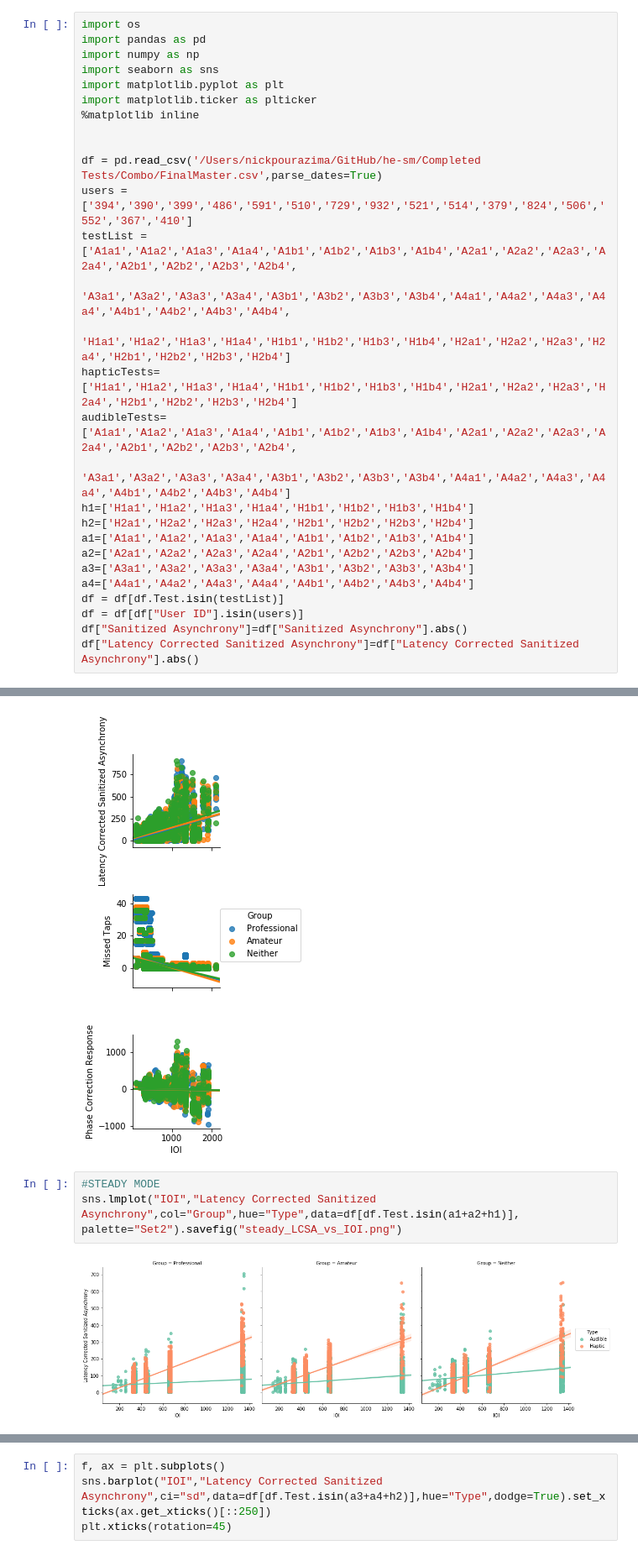
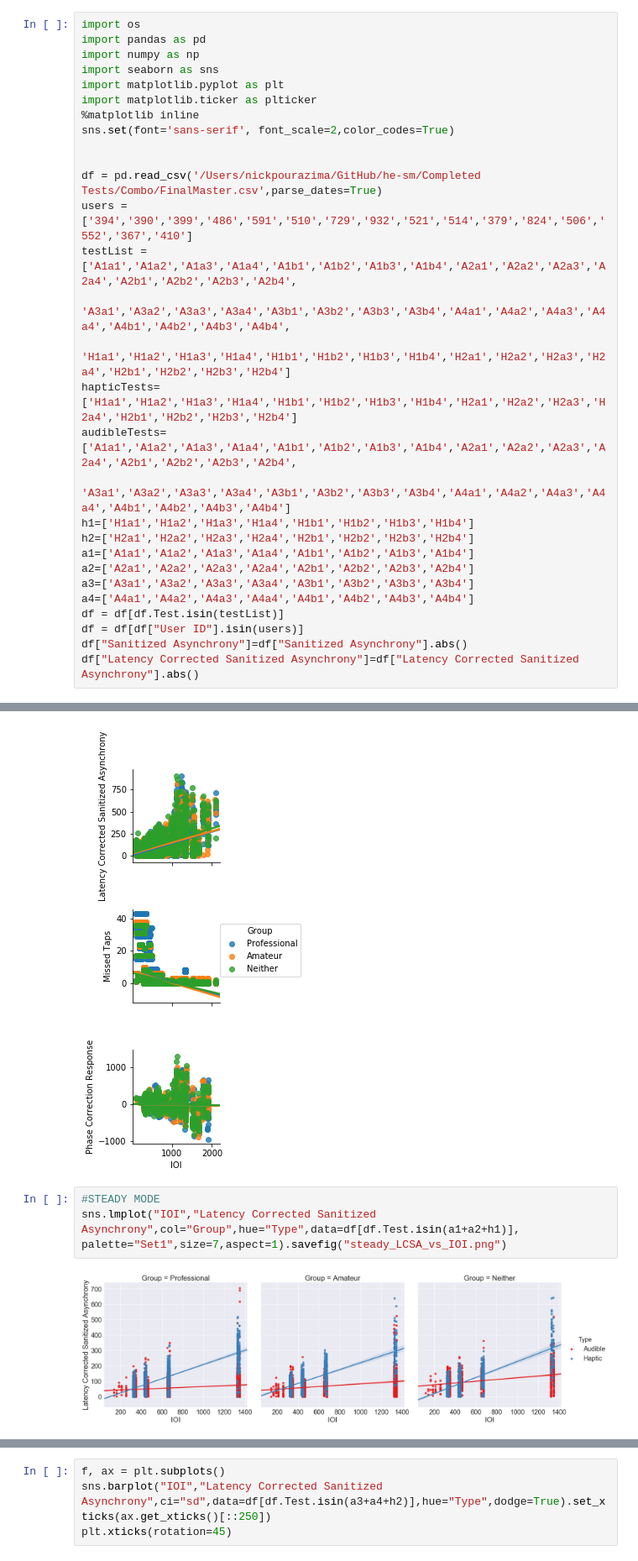
Before and after one commit to nickpourazima/he-sm, a Jupyter notebook: Python/Analysis/Latest_Final_DataAnalysis.ipynb, the cells around one changed output, grey strips where cells are left out. Shown: that part at 84% size. Cells and saved outputs as stored; diff of their text form.

Commit message:
+dataAnalysis work

```diff
--- a/Python/Analysis/Latest_Final_DataAnalysis.ipynb
+++ b/Python/Analysis/Latest_Final_DataAnalysis.ipynb
@@ -6,6 +6,7 @@ import seaborn as sns
 import matplotlib.pyplot as plt
 import matplotlib.ticker as plticker
 %matplotlib inline
+sns.set(font='sans-serif', font_scale=2,color_codes=True)
 
 
 df = pd.read_csv('/Users/nickpourazima/GitHub/he-sm/Completed Tests/Combo/FinalMaster.csv',parse_dates=True)
@@ -51,8 +52,8 @@ sns.pairplot(df, x_vars=["IOI"], y_vars=["Latency Corrected Sanitized Asynchrony
 [figure]
 # %%
 #STEADY MODE
-sns.lmplot("IOI","Latency Corrected Sanitized Asynchrony",col="Group",hue="Type",data=df[df.Test.isin(a1+a2+h1)], palette="Set2").savefig("steady_LCSA_vs_IOI.png")
+sns.lmplot("IOI","Latency Corrected Sanitized Asynchrony",col="Group",hue="Type",data=df[df.Test.isin(a1+a2+h1)], palette="Set1",size=7,aspect=1).savefig("steady_LCSA_vs_IOI.png")
 # %% [output]
-[figure, old version]
+[figure, new version]
 # %%
 #DYNAMIC MODE
```
Also changed, not shown: parts of 1 cell of this notebook, 19 other files.
